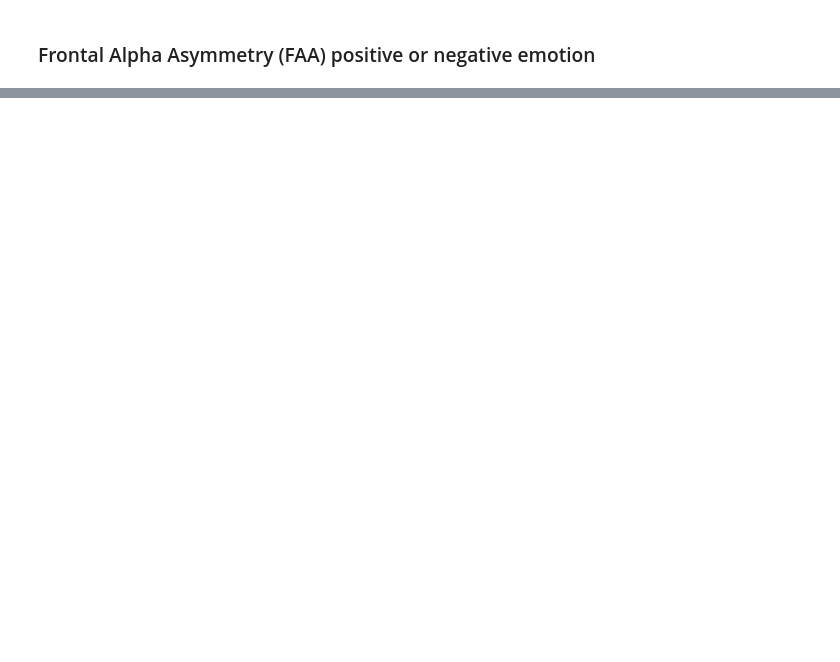
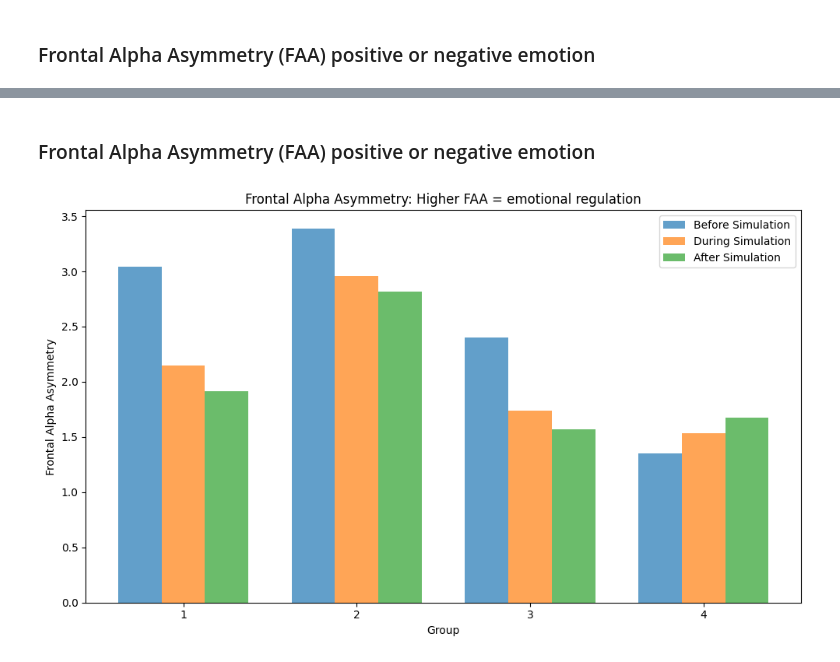
Before and after one commit to AdiIsHappy/MTP-analysis, a Jupyter notebook: eeg_analysis.ipynb, the cells around one changed output, grey strips where cells are left out. Cells and saved outputs as stored; diff of their text form; code cells hidden in the pictures; blank space fills up the shorter version.

```diff
--- a/eeg_analysis.ipynb
+++ b/eeg_analysis.ipynb
@@ -275,0 +386,17 @@ results_df.groupby('id').sum().replace(0, np.nan).to_csv(os.path.abspath('./resu
+# %% [markdown]
+### Frontal Alpha Asymmetry (FAA) positive or negative emotion
+# %%
+# Plot Frontal Alpha Asymmetry for dur, pre and post in a side-by-side bar graph
+plt.figure(figsize=(10, 6))
+plt.bar(x -width, ratios_grouped["Frontal Alpha Asymmetry durPre"], width, label="Before Simulation", alpha=0.7)
+plt.bar(x , ratios_grouped["Frontal Alpha Asymmetry durEarthquake"], width, label="During Simulation", alpha=0.7)
+plt.bar(x + width, ratios_grouped["Frontal Alpha Asymmetry durPost"], width, label="After Simulation", alpha=0.7)
+plt.xlabel("Group")
+plt.ylabel("Frontal Alpha Asymmetry")
+plt.title("Frontal Alpha Asymmetry: Higher FAA = emotional regulation")
+plt.xticks(x, ratios_grouped.index)
+plt.legend()
+plt.tight_layout()
+plt.show()
+# %% [output]
+[figure, added]
```
Also changed, not shown: parts of 18 cells of this notebook, 1 other file.
